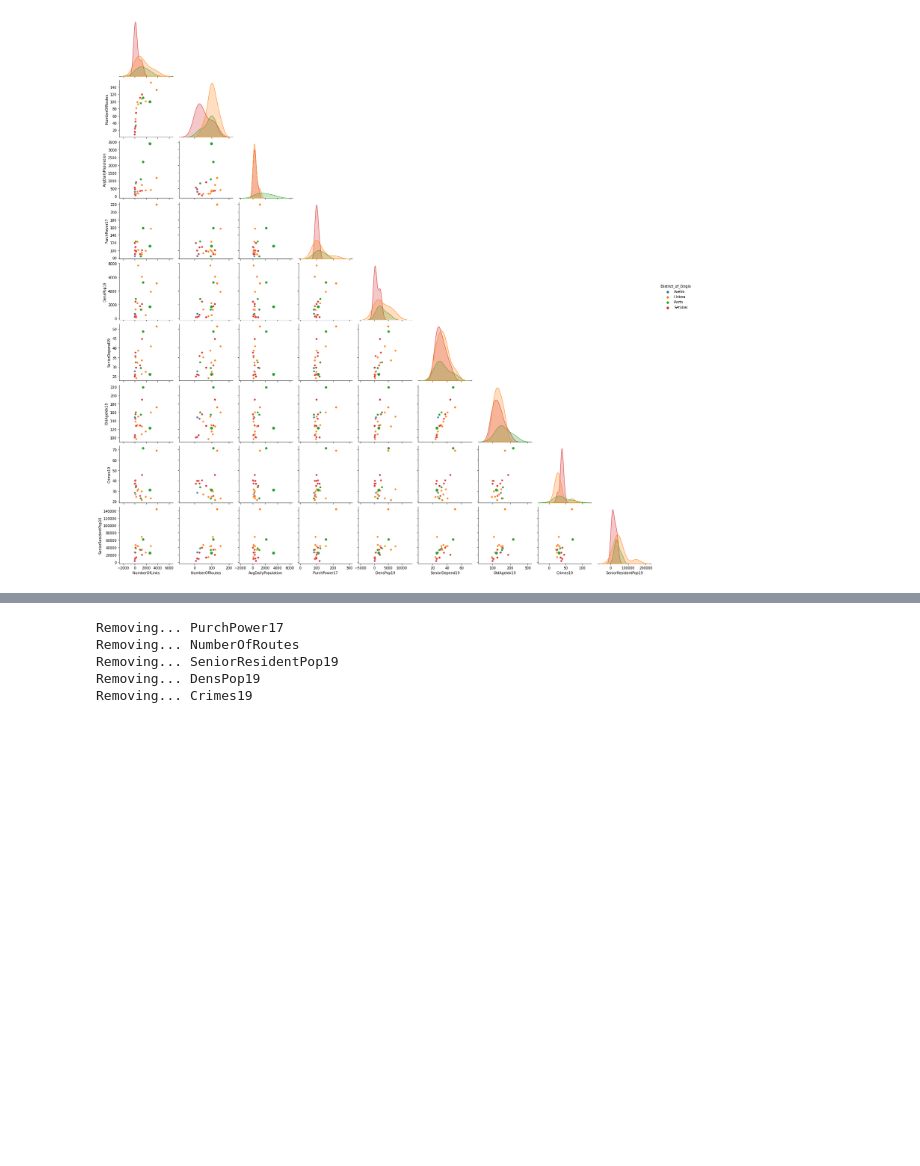
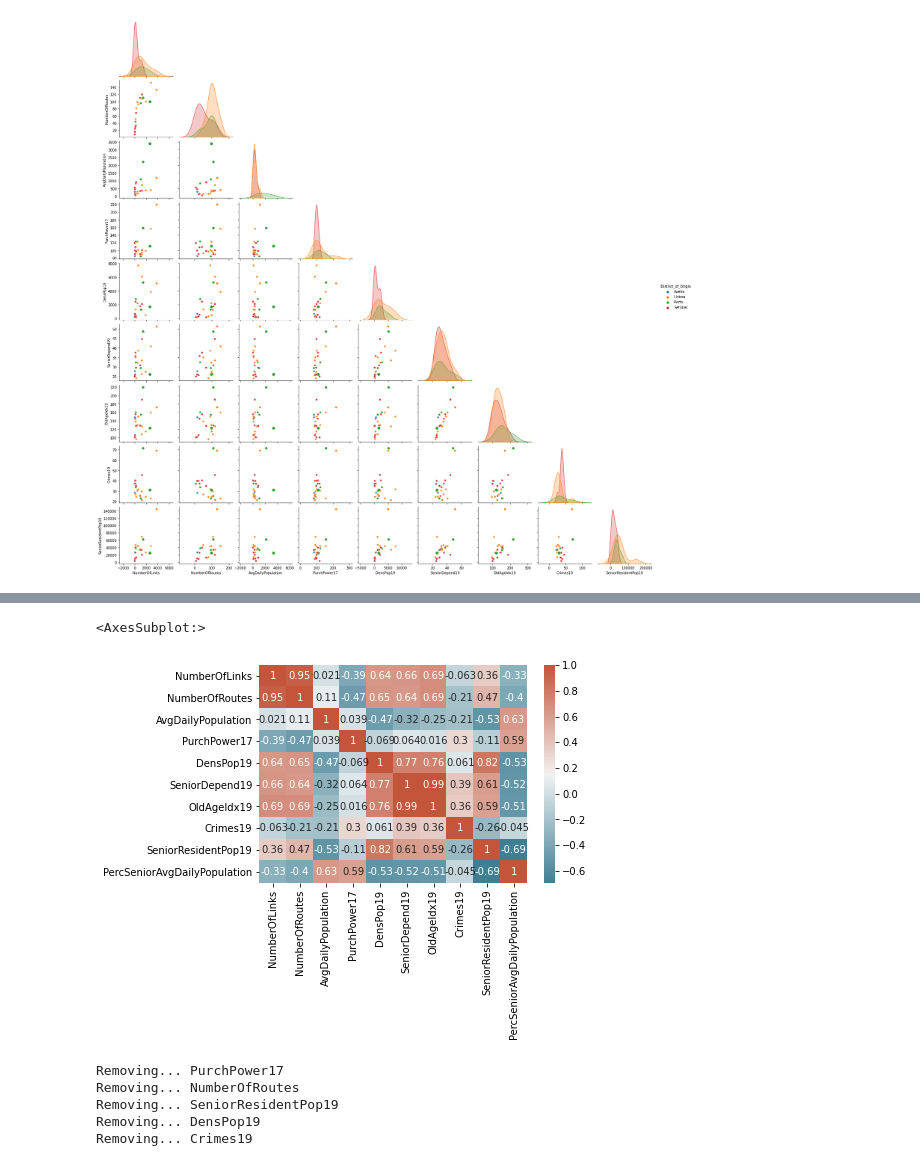
Before and after one commit to anafsa/ChildrenOfJupyter, a Jupyter notebook: Stage-1/challenge2/Exploratory Data Analysis_3.ipynb, the cells around one changed output, grey strips where cells are left out. Saved outputs shown, nothing was run; the diff lists cells and outputs as text; code cells hidden in the pictures; blank space fills up the shorter version.

```diff
--- a/Stage-1/challenge2/Exploratory Data Analysis_3.ipynb
+++ b/Stage-1/challenge2/Exploratory Data Analysis_3.ipynb
@@ -531,3 +546,8 @@ cols_red.remove('AvgDailyPopulation') # pode dar erro se a célula for executada
+# %%
+correlation(aggDf,'Setúbal')
+# %% [output]
+<AxesSubplot:>
+[figure, added]
 # %%
 def backward_elimination(X, y, significance_level=0.05):
     cols = list(X.columns)
```
Also changed, not shown: parts of 5 cells of this notebook.
